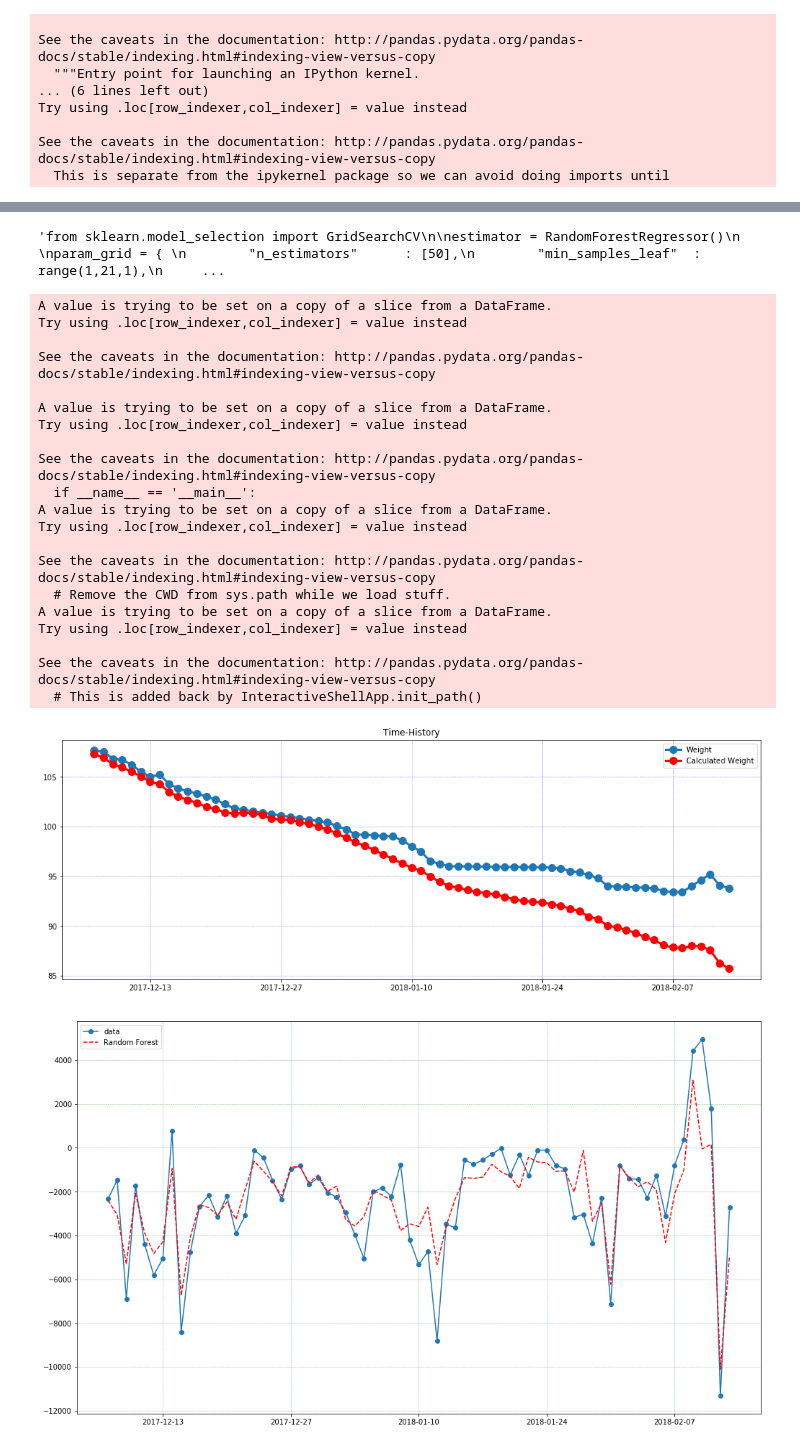
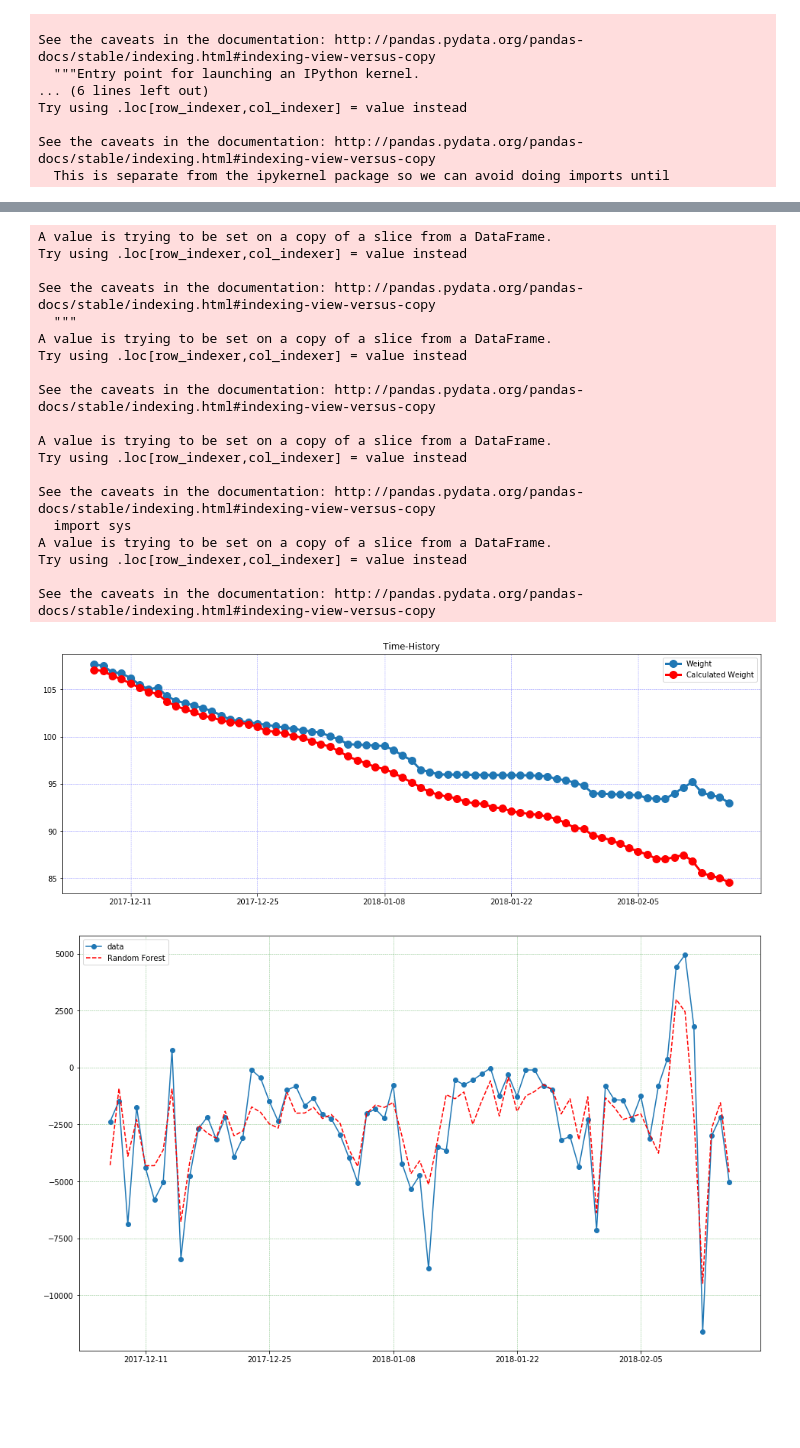
Before and after one commit to b1ck0/DataScience_MSc, a Jupyter notebook: temp/Health/Intermittent Fasting Rev 2.ipynb, the cells around one changed output, grey strips where cells are left out. Cells and saved outputs as stored; diff of their text form; code cells hidden in the pictures; blank space fills up the shorter version.

```diff
--- a/temp/Health/Intermittent Fasting Rev 2.ipynb
+++ b/temp/Health/Intermittent Fasting Rev 2.ipynb
@@ -226,7 +220,8 @@ df2 = df[[   'Fat',
              'Exercise Calories',
              'Exercise Minutes',
              'Net Calories',
-             'Age']]
+             'Age',
+             'Steps']]
 # %%
 df2['Cumulative Caloric Balance'] = (df2['Weight'] - df2.ix[0]['Weight'])*9000
 df2['Caloric Balance'] = df2['Cumulative Caloric Balance'].diff()
@@ -433 +421,5 @@ Index(['Fat', 'Carbohydrates', 'Protein', 'Weight', 'Calories', 'Potassium',
       dtype='object')
+# %%
+df2['Intensity'] = df2['Weight']*df2['Steps']/df2['Exercise Minutes']
+df2['Food'] = (df2['Fat'] + df2['Carbohydrates'] + df2['Protein'] + df2['Sugar'])/(df2['Number of Meals']+1)
+df2['Vitamins'] = df2['Vitamin C'] + df2['Vitamin A'] + df2['Iron'] + df2['Potassium'] + df2['Sodium']
@@ -434,11 +436,16 @@ Index(['Fat', 'Carbohydrates', 'Protein', 'Weight', 'Calories', 'Potassium',
 # %%
-X = df2[[ 'Fat', 'Carbohydrates', 'Protein', 'Calories', 'Potassium',
+'''X = df2[[ 'Fat', 'Carbohydrates', 'Protein', 'Potassium',
        'Fiber', 'Sugar', 'Sodium', 'Vitamin C', 'Vitamin A', 'Iron',
        'Cholesterol', 'Number of Meals', 'Exercise Calories',
-       'Exercise Minutes', 'Weight', 'Age'
+       'Intensity', 'Calories'
+       ]]'''
+
+X = df2[[
+       'Intensity', 'Food'
        ]]
 
-X['Const'] = 1
+
+#X['Const'] = 1
 '''
 Y = df2[1:]['Daily BMR'].values
 Y = np.append(Y,np.mean(Y))
@@ -530,29 +531,4 @@ See the caveats in the documentation: http://pandas.pydata.org/pandas-docs/stabl
-# %%
-'''from sklearn.model_selection import GridSearchCV
-
-estimator = RandomForestRegressor()
-
-param_grid = {
-        "n_estimators"      : [50],
-        "min_samples_leaf"  : range(1,21,1),
-        "min_samples_split" : range(2,11,1),
-        "max_depth"         : range(2,11,1),
-        "oob_score"         : [True],
-        "random_state"      : [0],
-
-        "max_features"      : [0.33]
-        }
-
-grid = GridSearchCV(estimator, param_grid, n_jobs=-1, return_train_score=True, scoring='neg_mean_squared_error')
-grid.fit(X, y)
-
-grid.best_score_ , grid.best_params_'''
-# %% [output]
-'from sklearn.model_selection import GridSearchCV\n\nestimator = RandomForestRegressor()\n    \nparam_grid = { \n        "n_estimators"      : [50],\n        "min_samples_leaf"  : range(1,21,1),\n     ...
 # %%
-#forest = RandomForestRegressor(n_estimators=10, random_state = 0, max_depth=3, max_features=0.33, min_samples_leaf=2,
-#                              min_samples_split=9, oob_score=True)
-
 forest = RandomForestRegressor()
 
 forest.fit(X, y)
@@ -573,6 +549,11 @@ axes.legend()
 axes.grid(color='b', alpha=0.5, linestyle='dashed', linewidth=0.5)
 axes.set_title('Time-History');
 # %% [output]
+A value is trying to be set on a copy of a slice from a DataFrame.
+Try using .loc[row_indexer,col_indexer] = value instead
+
+See the caveats in the documentation: http://pandas.pydata.org/pandas-docs/stable/indexing.html#indexing-view-versus-copy
+  """
 A value is trying to be set on a copy of a slice from a DataFrame.
 Try using .loc[row_indexer,col_indexer] = value instead
 
@@ -582,24 +563,18 @@ A value is trying to be set on a copy of a slice from a DataFrame.
 Try using .loc[row_indexer,col_indexer] = value instead
 
 See the caveats in the documentation: http://pandas.pydata.org/pandas-docs/stable/indexing.html#indexing-view-versus-copy
-  if __name__ == '__main__':
+  import sys
 A value is trying to be set on a copy of a slice from a DataFrame.
 Try using .loc[row_indexer,col_indexer] = value instead
 
 See the caveats in the documentation: http://pandas.pydata.org/pandas-docs/stable/indexing.html#indexing-view-versus-copy
-  # Remove the CWD from sys.path while we load stuff.
-A value is trying to be set on a copy of a slice from a DataFrame.
-Try using .loc[row_indexer,col_indexer] = value instead
-
-See the caveats in the documentation: http://pandas.pydata.org/pandas-docs/stable/indexing.html#indexing-view-versus-copy
-  # This is added back by InteractiveShellApp.init_path()
-[figure, old version]
+[figure, new version]
 # %%
-fig, ax = plt.subplots(figsize=(17,10))
+fig, ax = plt.subplots(figsize=(16,10))
 
 ax.plot(df2.index, y, 'o-', label="data")
 ax.plot(df2.index, forest.predict(X), 'r--', label="Random Forest")
 ax.legend(loc='best');
-ax.grid(color='g', alpha=0.5, linestyle='dashed', linewidth=0.5)
+ax.grid(color='green', alpha=0.5, linestyle='dashed', linewidth=0.5)
 # %% [output]
-[figure, old version]
+[figure, new version]
```
Also changed, not shown: parts of 31 cells of this notebook, 6 other files.
